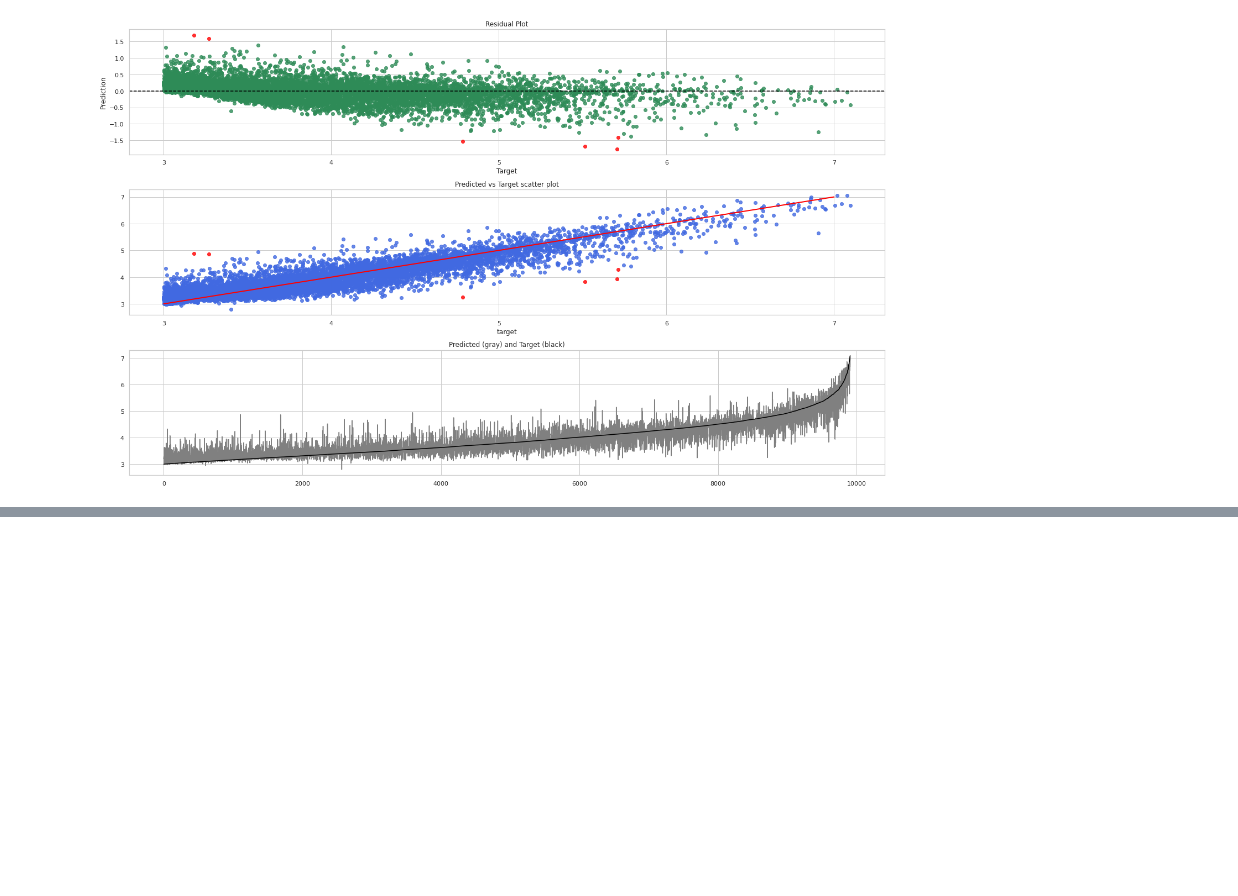
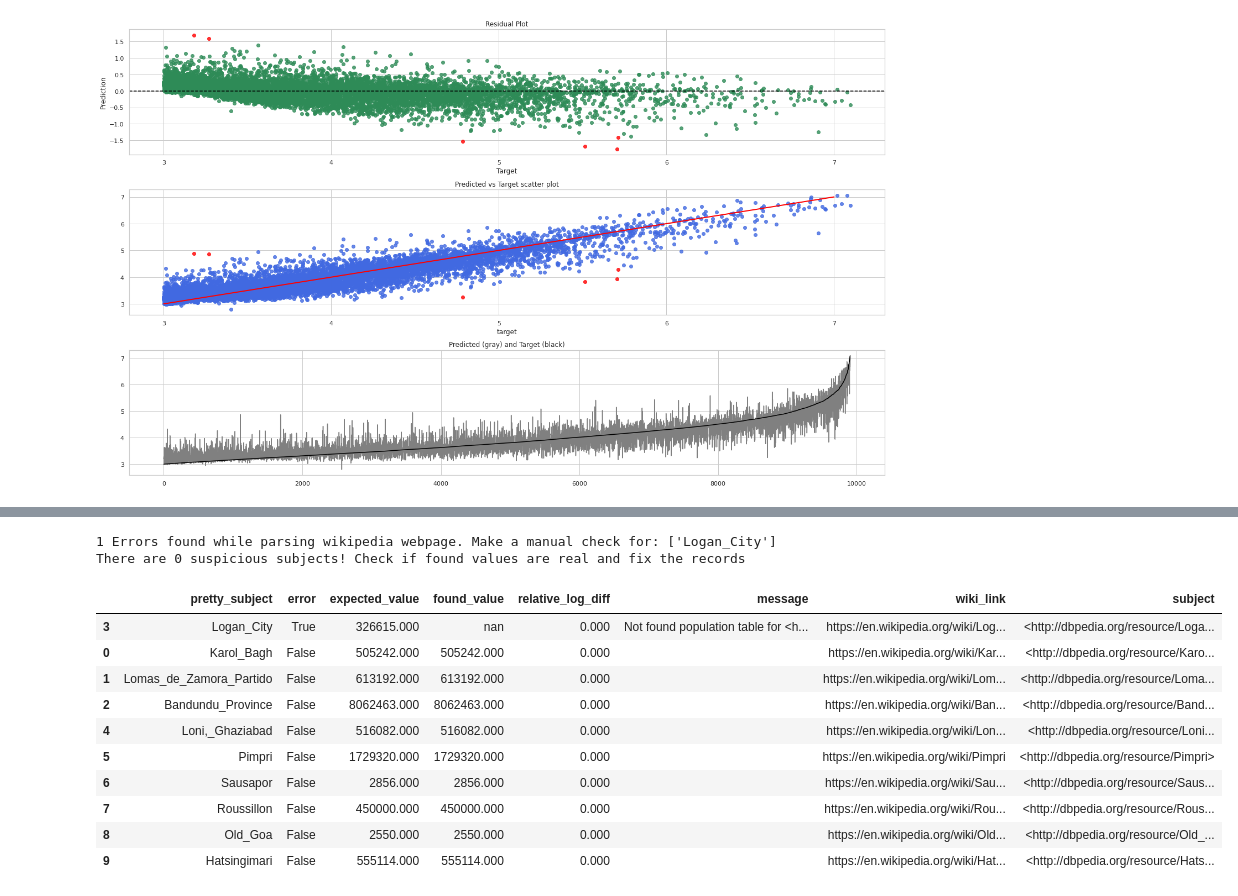
Before and after one commit to FernandoCondino/dbpedia_predictions, a Jupyter notebook: evaluation.ipynb, the cells around one changed output, grey strips where cells are left out. Cells and saved outputs as stored; diff of their text form; code cells hidden in the pictures; blank space fills up the shorter version.

```diff
--- a/evaluation.ipynb
+++ b/evaluation.ipynb
@@ -276,0 +324,16 @@ There are 0 suspicious subjects! Check if found values are real and fix the reco
+# %%
+compare_population_with_web(error_analysis_df, limit=10).head(10)
+# %% [output]
+1 Errors found while parsing wikipedia webpage. Make a manual check for: ['Logan_City']
+There are 0 suspicious subjects! Check if found values are real and fix the records
+|  | pretty_subject | error | expected_value | found_value | relative_log_diff | message | wiki_link | subject |
+| 3 | Logan_City | True | 326615.000 | nan | 0.000 | Not found population table for <h... | https://en.wikipedia.org/wiki/Log... | <http://dbpedia.org/resource/Loga... |
+| 0 | Karol_Bagh | False | 505242.000 | 505242.000 | 0.000 |  | https://en.wikipedia.org/wiki/Kar... | <http://dbpedia.org/resource/Karo... |
+| 1 | Lomas_de_Zamora_Partido | False | 613192.000 | 613192.000 | 0.000 |  | https://en.wikipedia.org/wiki/Lom... | <http://dbpedia.org/resource/Loma... |
+| 2 | Bandundu_Province | False | 8062463.000 | 8062463.000 | 0.000 |  | https://en.wikipedia.org/wiki/Ban... | <http://dbpedia.org/resource/Band... |
+| 4 | Loni,_Ghaziabad | False | 516082.000 | 516082.000 | 0.000 |  | https://en.wikipedia.org/wiki/Lon... | <http://dbpedia.org/resource/Loni... |
+| 5 | Pimpri | False | 1729320.000 | 1729320.000 | 0.000 |  | https://en.wikipedia.org/wiki/Pimpri | <http://dbpedia.org/resource/Pimpri> |
+| 6 | Sausapor | False | 2856.000 | 2856.000 | 0.000 |  | https://en.wikipedia.org/wiki/Sau... | <http://dbpedia.org/resource/Saus... |
+| 7 | Roussillon | False | 450000.000 | 450000.000 | 0.000 |  | https://en.wikipedia.org/wiki/Rou... | <http://dbpedia.org/resource/Rous... |
+| 8 | Old_Goa | False | 2550.000 | 2550.000 | 0.000 |  | https://en.wikipedia.org/wiki/Old... | <http://dbpedia.org/resource/Old_... |
+| 9 | Hatsingimari | False | 555114.000 | 555114.000 | 0.000 |  | https://en.wikipedia.org/wiki/Hat... | <http://dbpedia.org/resource/Hats... |
```
Also changed, not shown: parts of 12 cells of this notebook, 5 other files.
